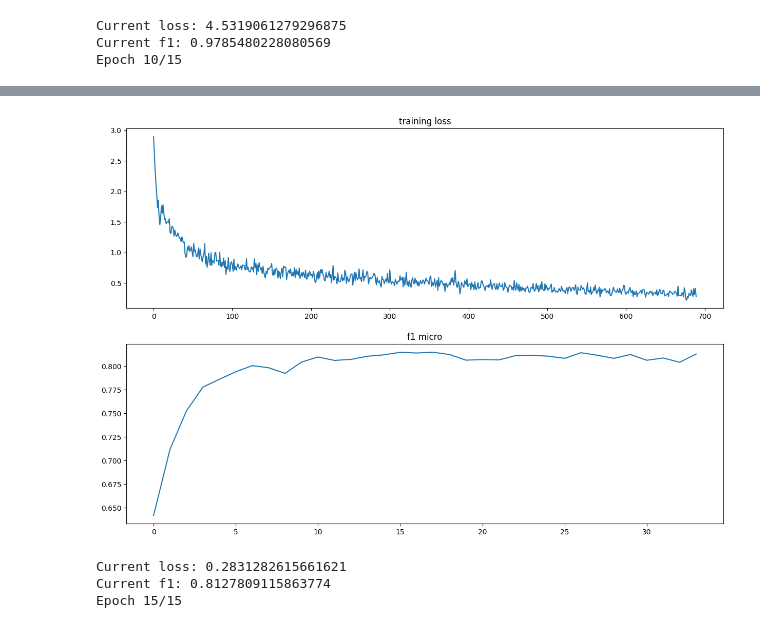
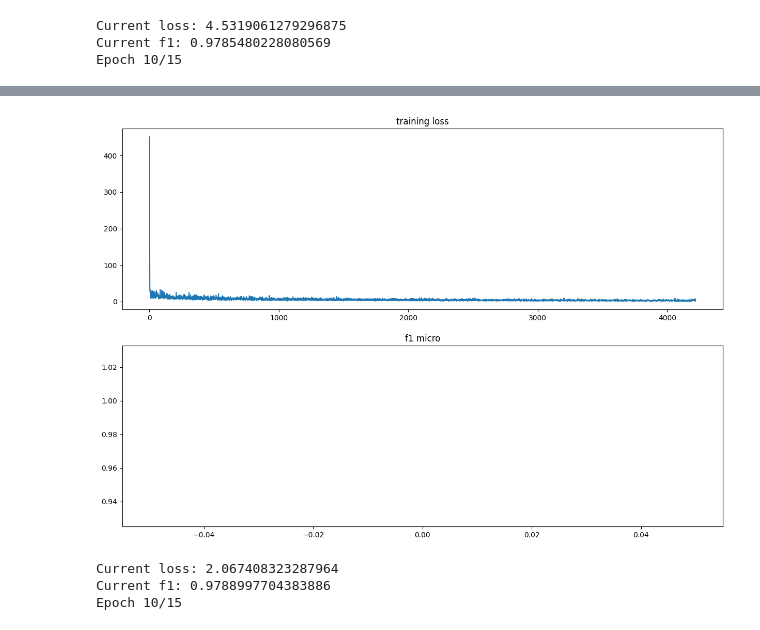
Before and after one commit to okechukwuchude/bert-crf, a Jupyter notebook: medBERT_ner_experiments.ipynb, the cells around one changed output, grey strips where cells are left out. Cells and saved outputs as stored; diff of their text form; code cells hidden in the pictures.

```diff
--- a/medBERT_ner_experiments.ipynb
+++ b/medBERT_ner_experiments.ipynb
@@ -83,23 +85,23 @@ If this is a private repository, make sure to pass a token having permission to
 # %%
 # rurebus-bert + crf
 
 train_ner(
     num_labels=num_labels,
-    bert_name="weights/rurebus-bert",
+    bert_name="Tsubasaz/clinical-pubmed-bert-base-128",
     train_tokenized_texts_path=train_tokenized_texts_path,
     test_tokenized_texts_path=test_tokenized_texts_path,
     dropout=dropout,
     batch_size=batch_size,
     epochs=epochs,
     log_every=log_every,
     lr_new_layers=lr_new_layers,
     lr_bert=lr_bert,
     use_crf=True,
     save_to="weights/bert-wo-crf.pt",
     device=device
 )
 # %% [output]
-[figure, old version]
+[figure, new version]
-Current loss: 0.2831282615661621
-Current f1: 0.8127809115863774
-Epoch 15/15
+Current loss: 2.067408323287964
+Current f1: 0.9788997704383886
+Epoch 10/15
```
Also changed, not shown: parts of 1 cell of this notebook, 5 other files.
